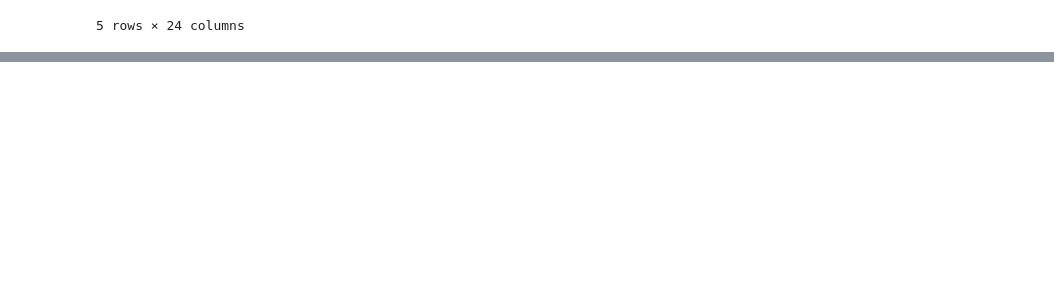
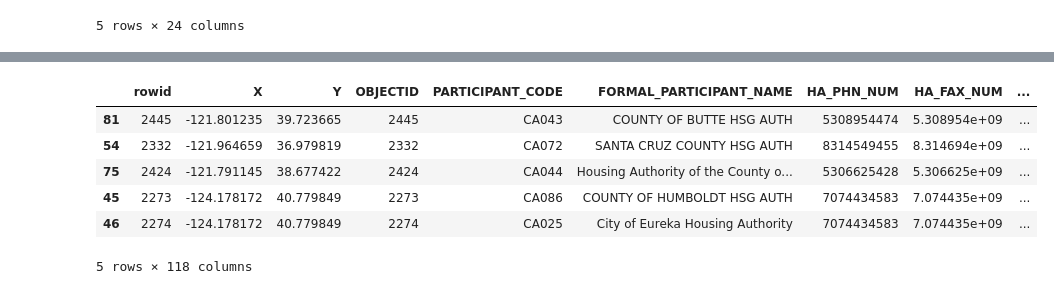
Before and after one commit to biglocalnews/WARN_Cali_analysis, a Jupyter notebook: notebooks/winnow_counties.ipynb, the cells around one changed output, grey strips where cells are left out. Saved outputs shown, nothing was run; the diff lists cells and outputs as text; code cells hidden in the pictures; blank space fills up the shorter version.

```diff
--- a/notebooks/winnow_counties.ipynb
+++ b/notebooks/winnow_counties.ipynb
@@ -71,0 +95,6 @@ sorted_ACS_2018.to_csv('../data/rent_burden/ACS_2018_5year_rentburden.csv')
+# %%
+cali_housing_authorities['COUNTY_LEVEL'].dtype
+cali_housing_authorities['COUNTY_LEVEL'] = cali_housing_authorities['COUNTY_LEVEL'].astype('str')
+cali_housing_authorities['COUNTY_LEVEL'] = cali_housing_authorities['COUNTY_LEVEL'].str.zfill(5)
+cali_housing_authorities.head(5)
+len(cali_housing_authorities)
@@ -71,0 +113,3 @@ sorted_ACS_2018.to_csv('../data/rent_burden/ACS_2018_5year_rentburden.csv')
+# %%
+sorted_ACS_2018['COUNTY FIPS'] = sorted_ACS_2018['GEO_ID'].str[-5:]
+sorted_ACS_2018.head()
@@ -71,0 +123,11 @@ sorted_ACS_2018.to_csv('../data/rent_burden/ACS_2018_5year_rentburden.csv')
+# %%
+full_table = pd.merge(cali_housing_authorities, sorted_ACS_2018, how='left', left_on='COUNTY_LEVEL', right_on='COUNTY FIPS')
+full_table.sort_values(by='Rent Burden Percent', ascending=False).head()
+# %% [output]
+|  | rowid | ﻿X | Y | OBJECTID | PARTICIPANT_CODE | FORMAL_PARTICIPANT_NAME | HA_PHN_NUM | HA_FAX_NUM | ... |
+| 81 | 2445 | -121.801235 | 39.723665 | 2445 | CA043 | COUNTY OF BUTTE HSG AUTH | 5308954474 | 5.308954e+09 | ... |
+| 54 | 2332 | -121.964659 | 36.979819 | 2332 | CA072 | SANTA CRUZ COUNTY HSG AUTH | 8314549455 | 8.314694e+09 | ... |
+| 75 | 2424 | -121.791145 | 38.677422 | 2424 | CA044 | Housing Authority of the County o... | 5306625428 | 5.306625e+09 | ... |
+| 45 | 2273 | -124.178172 | 40.779849 | 2273 | CA086 | COUNTY OF HUMBOLDT HSG AUTH | 7074434583 | 7.074435e+09 | ... |
+| 46 | 2274 | -124.178172 | 40.779849 | 2274 | CA025 | City of Eureka Housing Authority | 7074434583 | 7.074435e+09 | ... |
+5 rows × 118 columns
```
Also changed, not shown: parts of 10 cells of this notebook, 2 other files.
